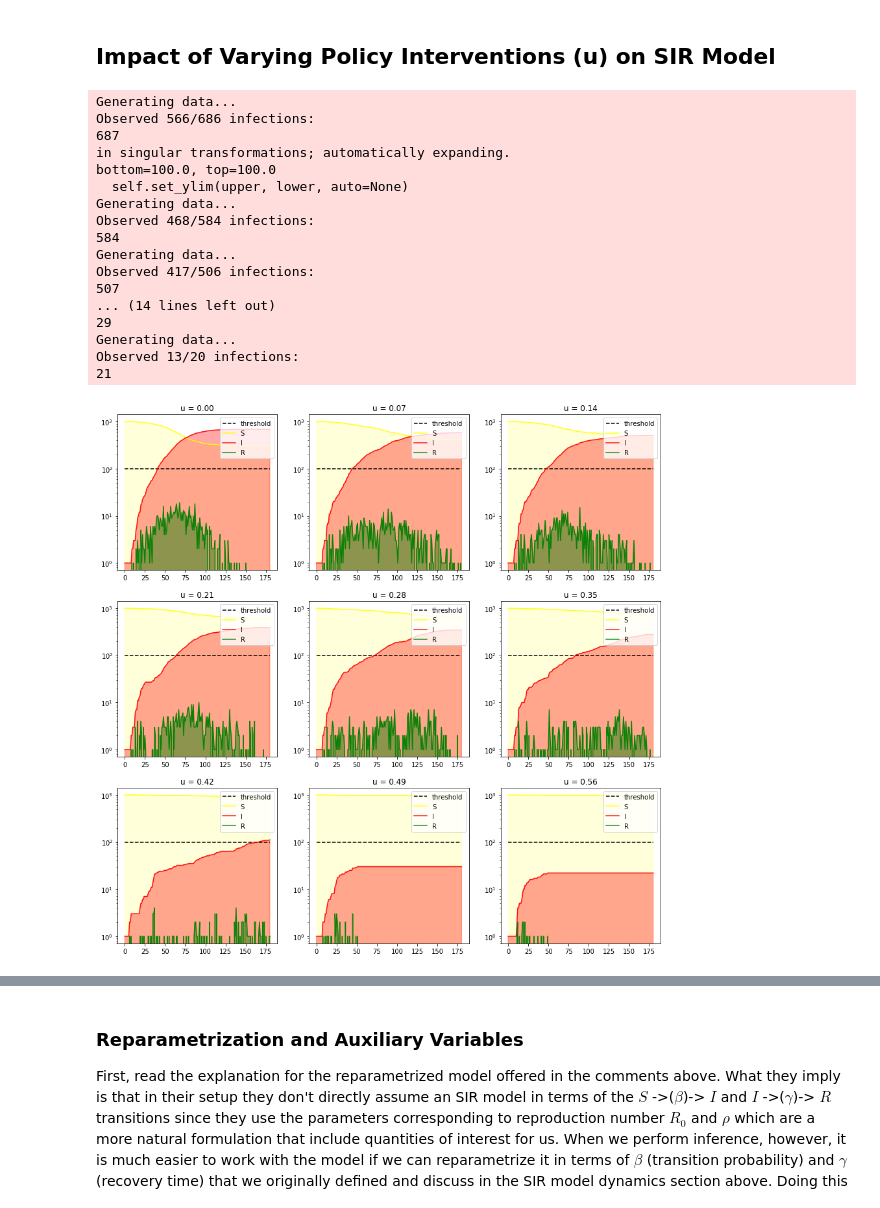
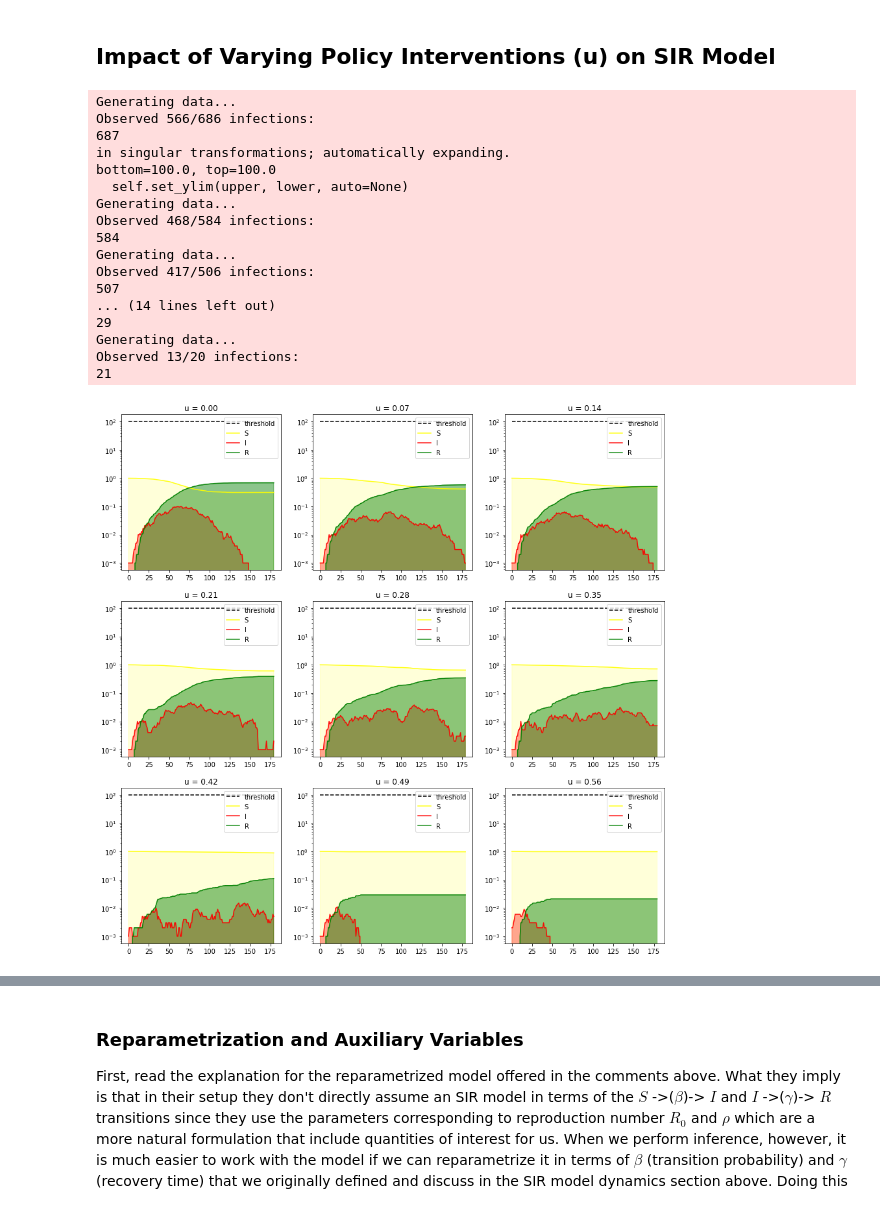
Before and after one commit to nkasmanoff/covid-pyro, a Jupyter notebook: notebooks/[SM] SIR-Noah Copy.ipynb, the cells around one changed output, grey strips where cells are left out. Cells and saved outputs as stored; diff of their text form; code cells hidden in the pictures.

Commit message:
Fix plots for policy intervention

```diff
--- a/notebooks/[SM] SIR-Noah Copy.ipynb
+++ b/notebooks/[SM] SIR-Noah Copy.ipynb
@@ -333,53 +333,57 @@ for ii in range(3):   # since i is used for the compartmental model
                   increase number of attempts or consider changing min/max obs")
             continue
 
-        _S = [args.population]
-        _I = [1]
-        _R = [0]
+        _S = []
+        _I = []
+        _R = []
+
+        s = args.population - 1
+        i = 1
+        r = 0
 
         for t in range(args.duration):
-            s = _S[t] - data['S2I'][t]
-            i = _I[t] + data['I2R'][t]
-            r = data['I2R'][t]
+            s -= data['S2I'][t].item()
+            i += data['S2I'][t].item()
+            i -= data['I2R'][t].item()
+            r += data['I2R'][t].item()
             _S.append(s)
             _I.append(i)
             _R.append(r)
 
-        _S = torch.tensor(_S)
-        _I = torch.tensor(_I)
-        _R = torch.tensor(_R)
-
+        _S = torch.tensor(_S)/args.population
+        _I = torch.tensor(_I)/args.population
+        _R = torch.tensor(_R)/args.population
         x_vals = np.arange(0, len(_S), 1)  # length of all arrays is the same as duration
         # plot the threshold
         ax[ii, j].plot([args.population/10]*len(_S), label='threshold', color='black', linestyle='dashed')
+        ax[ii, j].set_yscale('log')
 
-        ax[ii, j].set_yscale('log')
         ax[ii, j].plot(_S, label='S', color='yellow', alpha=0.9)
         ax[ii, j].fill_between(x_vals, _S, color='yellow', alpha=0.15)
         ax[ii, j].plot(_I, label='I', color='red', alpha=0.9)
         ax[ii, j].fill_between(x_vals, _I, color='red', alpha=0.35)
         ax[ii, j].plot(_R, label='R', color='green', alpha=0.9)
         ax[ii, j].fill_between(x_vals, _R, color='green', alpha=0.45)
         ax[ii, j].legend(loc="upper right")
         ax[ii, j].set_title("u = {:.2f}".format(args.policy_intervention))
         count += 1
 # %% [output]
 Generating data...
 Observed 566/686 infections:
 687
 in singular transformations; automatically expanding.
 bottom=100.0, top=100.0
   self.set_ylim(upper, lower, auto=None)
 Generating data...
 Observed 468/584 infections:
 584
 Generating data...
 Observed 417/506 infections:
 507
 ... (14 lines left out)
 29
 Generating data...
 Observed 13/20 infections:
 21
-[figure, old version]
+[figure, new version]
 # %%
```
Also changed, not shown: parts of 6 cells of this notebook.
